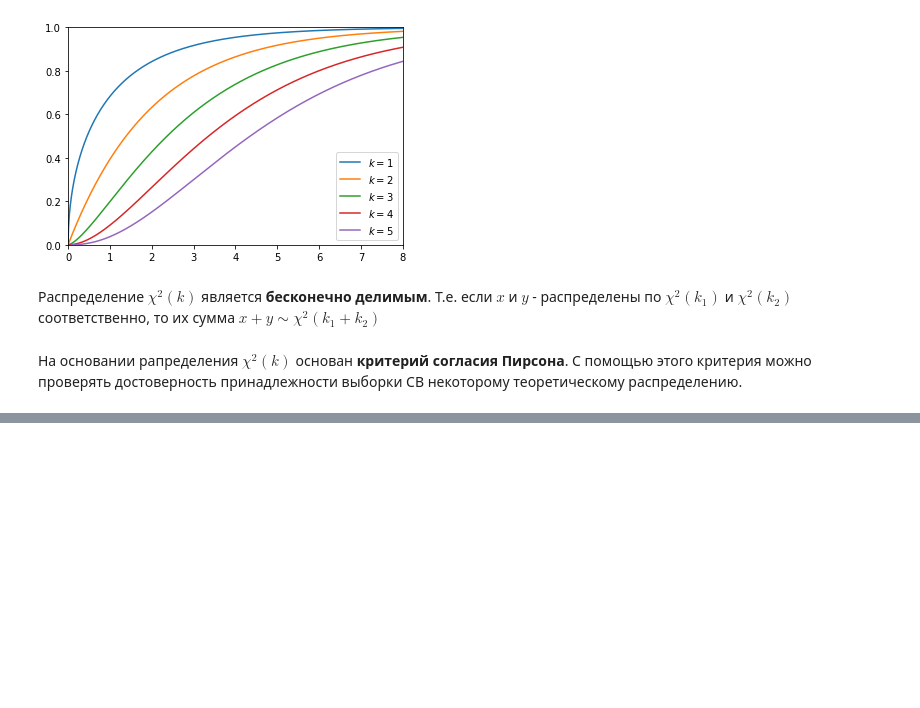
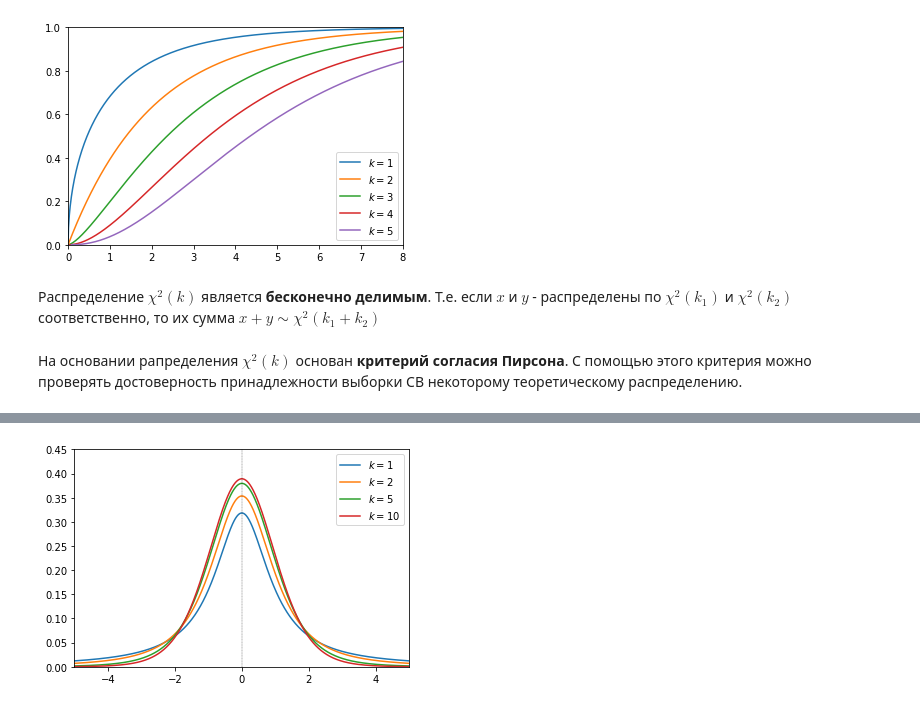
Before and after one commit to JosephFrancisTribbiani/ds, a Jupyter notebook: Statistic/distributions.ipynb, the cells around one changed output, grey strips where cells are left out. Drawn from its saved outputs; the diff is of its cells as text; code cells hidden in the pictures; blank space fills up the shorter version.

```diff
--- a/Statistic/distributions.ipynb
+++ b/Statistic/distributions.ipynb
@@ -562,0 +659,22 @@ fig.show()
+# %%
+import scipy.stats as stats
+import matplotlib.pyplot as plt
+import seaborn as sns
+import warnings
+warnings.filterwarnings("ignore")
+
+
+ks = [1, 2, 5, 10]
+
+fig, ax = plt.subplots(figsize=(6, 4))
+for k in ks:
+    x = np.arange(stats.t.ppf(0.0001, k),
+                  stats.t.ppf(0.9999, k), 0.01)
+    y = stats.t.pdf(x, k)
+    sns.lineplot(x=x, y=y, label="$k = {}$".format(k), ax=ax)
+ax.set_xlim(left=-5, right=5)
+ax.set_ylim(bottom=0, top=0.45)
+ax.axvline(x=0, color="black", ls="--", lw=0.3)
+fig.show()
+# %% [output]
+[figure, added]
```
Also changed, not shown: parts of 21 cells of this notebook, 1 other file.
